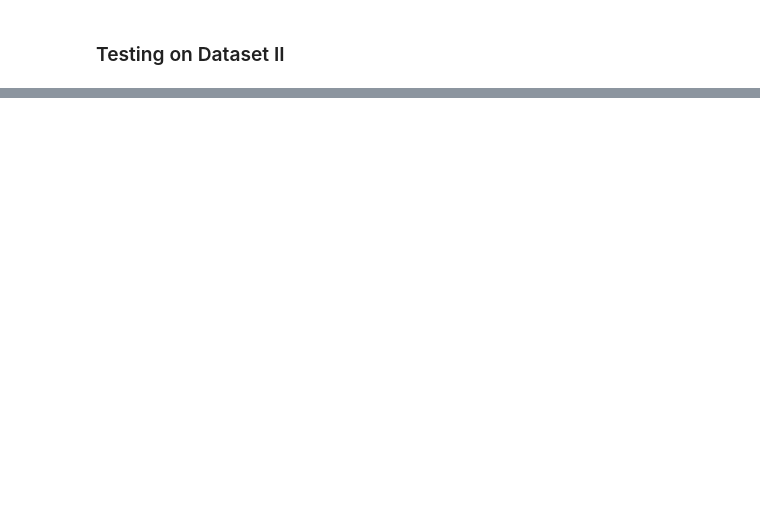
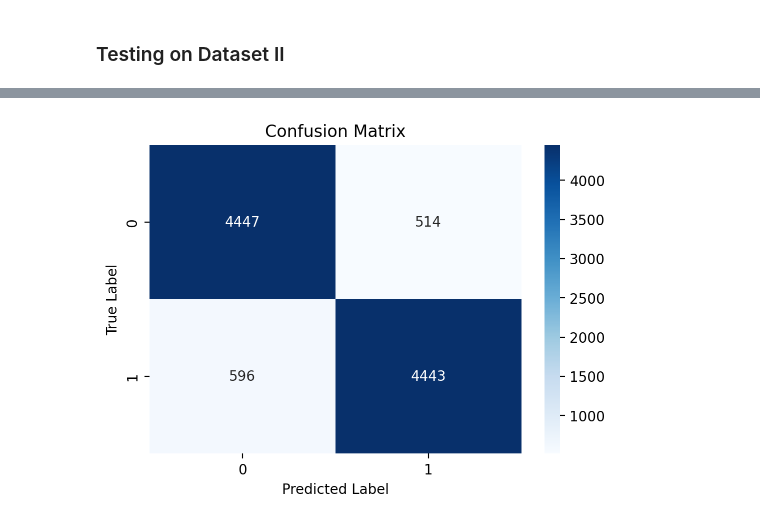
Before and after one commit to Soham-Gaonkar/CS203_Lab_07, a Jupyter notebook: main.ipynb, the cells around one changed output, grey strips where cells are left out. Saved outputs shown, nothing was run; the diff lists cells and outputs as text; code cells hidden in the pictures; blank space fills up the shorter version.

```diff
--- a/main.ipynb
+++ b/main.ipynb
@@ -604,0 +821,3 @@ accuracy_bow_2, conf_matrix_bow_2 = test(bow_model_2, criterion, test_loader_bow
+# %%
+accuracy_bert_2, conf_matrix_bert_2 = test(bert_model_2, criterion, test_loader_bert_imdb, device)
+# %% [output]
@@ -604,0 +826 @@ accuracy_bow_2, conf_matrix_bow_2 = test(bow_model_2, criterion, test_loader_bow
+[figure, added]
```
Also changed, not shown: parts of 28 cells of this notebook, 4 other files.
